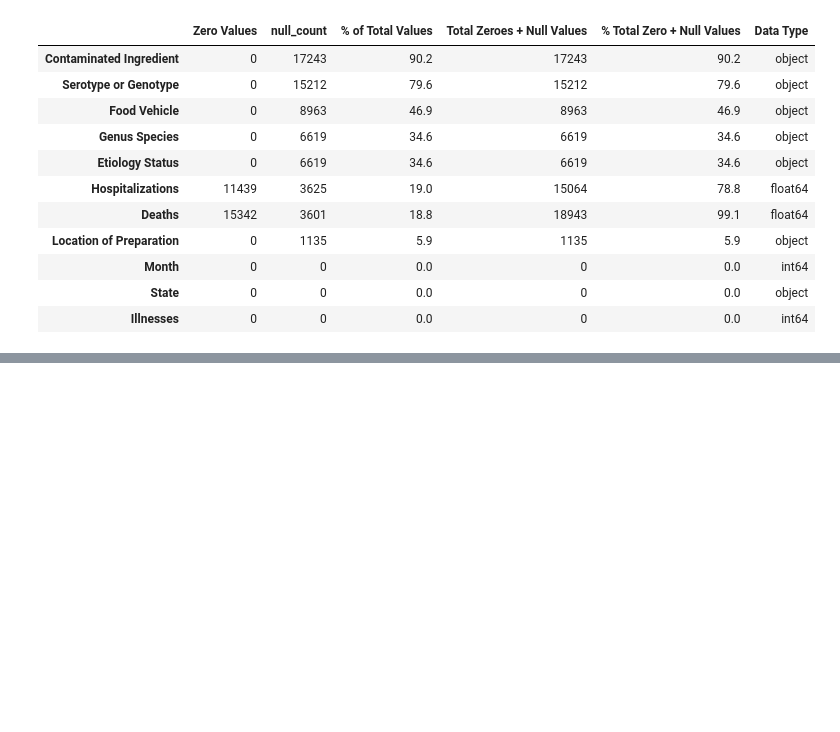
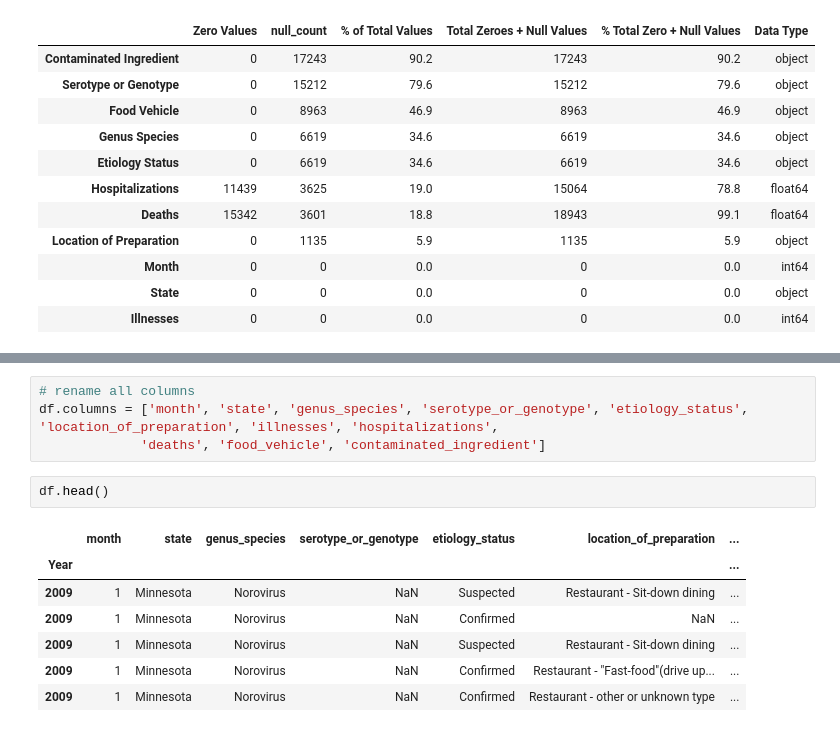
Before and after one commit to Aniastiti/food_poisoning, a Jupyter notebook: sandbox.ipynb, the cells around one changed output, grey strips where cells are left out. Saved outputs shown, nothing was run; the diff lists cells and outputs as text; blank space fills up the shorter version.

```diff
--- a/sandbox.ipynb
+++ b/sandbox.ipynb
@@ -96,0 +111,14 @@ There are 8 columns that have NULL values.
+# %%
+# rename all columns
+df.columns = ['month', 'state', 'genus_species', 'serotype_or_genotype', 'etiology_status', 'location_of_preparation', 'illnesses', 'hospitalizations',
+             'deaths', 'food_vehicle', 'contaminated_ingredient']
+# %%
+df.head()
+# %% [output]
+|  | month | state | genus_species | serotype_or_genotype | etiology_status | location_of_preparation | ... |
+| Year |  |  |  |  |  |  | ... |
+| 2009 | 1 | Minnesota | Norovirus | NaN | Suspected | Restaurant - Sit-down dining | ... |
+| 2009 | 1 | Minnesota | Norovirus | NaN | Confirmed | NaN | ... |
+| 2009 | 1 | Minnesota | Norovirus | NaN | Suspected | Restaurant - Sit-down dining | ... |
+| 2009 | 1 | Minnesota | Norovirus | NaN | Confirmed | Restaurant - "Fast-food"(drive up... | ... |
+| 2009 | 1 | Minnesota | Norovirus | NaN | Confirmed | Restaurant - other or unknown type | ... |
```
Also changed, not shown: parts of 16 cells of this notebook.
